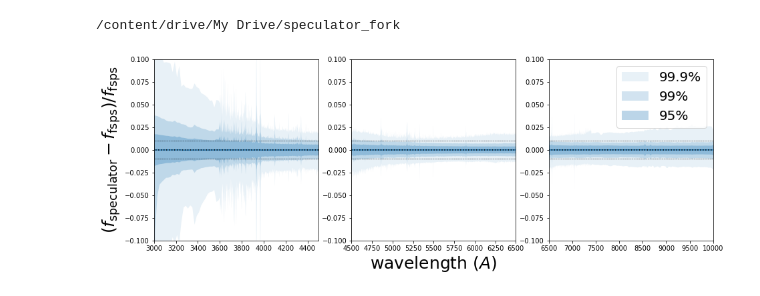
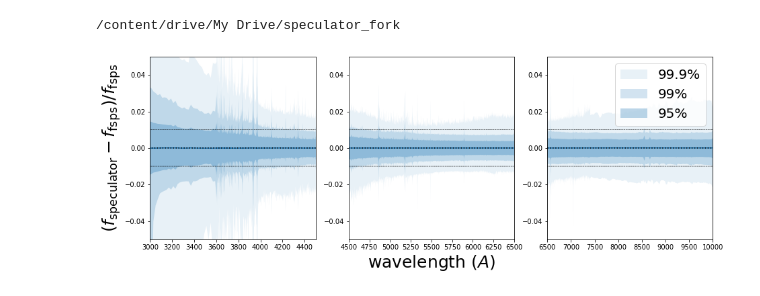
Before and after one commit to changhoonhahn/gqp_mc, a Jupyter notebook: nb/validate_trained_desi_complexdust_speculator_wavebins.ipynb, the cells around one changed output. Drawn from its saved outputs; the diff is of its cells as text; code cells hidden in the pictures.

```diff
--- a/nb/validate_trained_desi_complexdust_speculator_wavebins.ipynb
+++ b/nb/validate_trained_desi_complexdust_speculator_wavebins.ipynb
@@ -29,7 +29,7 @@ wave_bins = [wave_bin0, wave_bin1, wave_bin2]
 # %%
 n_param = 10
 n_pcas  = [30, 30, 30]
-N_trains = [int(4e6), int(5e6), int(5e6)]
+N_trains = [int(2e6), int(5e6), int(5e6)]
 # %%
 speculators = [Speculator(restore=True, restore_filename='_DESI_complexdust_model.Ntrain%i.wave_bin%i.pca%i.log' % (N_train, n_wave, n_pcas[n_wave])) for n_wave, N_train in enumerate(N_trains)]
 # %%
@@ -59,31 +59,31 @@ spectrum_spec = combined_speculator(theta_test.astype(np.float32))
 # %%
 # more quantitative accuracy test of the Speculator model
 frac_dspectrum = (spectrum_spec - spectrum_test) / spectrum_test
 frac_dspectrum_quantiles = np.nanquantile(frac_dspectrum,
         [0.0005, 0.005, 0.025, 0.5, 0.975, 0.995, 0.9995], axis=0)
 
 fig = plt.figure(figsize=(15,5))
 for iwave in range(len(wave_bins)):
   sub = fig.add_subplot(1,3,iwave+1)
   sub.fill_between(waves, frac_dspectrum_quantiles[0],
           frac_dspectrum_quantiles[6], fc='C0', ec='none', alpha=0.1, label='99.9%')
   sub.fill_between(waves, frac_dspectrum_quantiles[1],
           frac_dspectrum_quantiles[5], fc='C0', ec='none', alpha=0.2, label='99%')
   sub.fill_between(waves, frac_dspectrum_quantiles[2],
           frac_dspectrum_quantiles[4], fc='C0', ec='none', alpha=0.3, label='95%')
   sub.plot(waves, frac_dspectrum_quantiles[3], c='C0', ls='-')
   sub.plot(waves, np.zeros(len(waves)), c='k', ls=':')
   sub.plot(waves, 0.01 * np.ones(len(waves)), c='k', ls='--', lw=0.5)
   sub.plot(waves, -0.01 * np.ones(len(waves)), c='k', ls='--', lw=0.5)
   if iwave == len(wave_bins) - 1: sub.legend(loc='upper right', fontsize=20)
   if iwave == 0: sub.set_xlim(3e3, 4.5e3)
   elif iwave == 1:
     sub.set_xlabel('wavelength ($A$)', fontsize=25)
     sub.set_xlim(4.5e3, 6.5e3)
   elif iwave == 2: sub.set_xlim(6.5e3, 1e4)
   if iwave == 0: sub.set_ylabel(r'$(f_{\rm speculator} - f_{\rm fsps})/f_{\rm fsps}$', fontsize=25)
-  sub.set_ylim(-0.1, 0.1)
+  sub.set_ylim(-0.05, 0.05)
 fig.savefig('validate_desi_complexdust.Ntrain%s.wave_bins.pca%s.png' %
           ('_'.join([str(N_train) for N_train in N_trains]), '_'.join([str(n_pca) for n_pca in n_pcas])), bbox_inches='tight')
 # %% [output]
-[figure, old version]
+[figure, new version]
```
Also changed, not shown: parts of 1 cell of this notebook.
